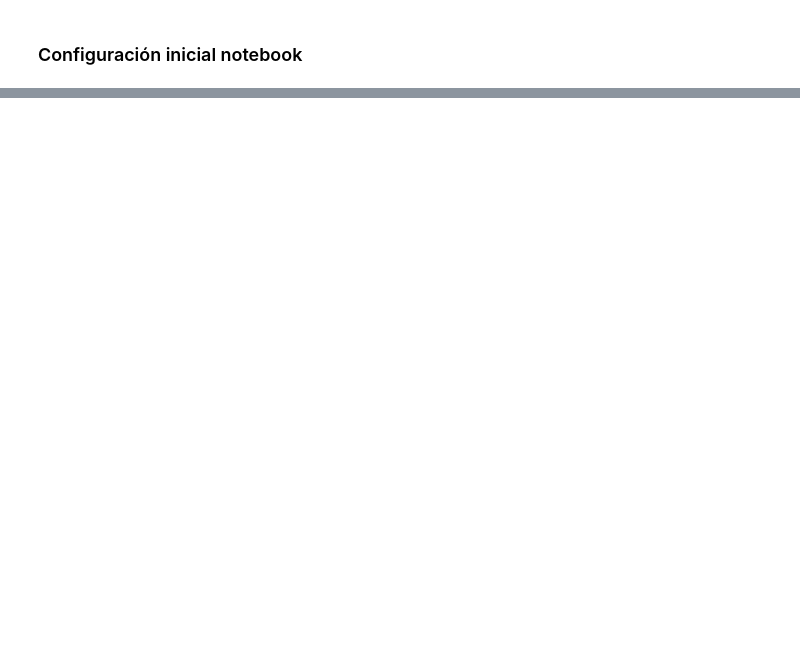
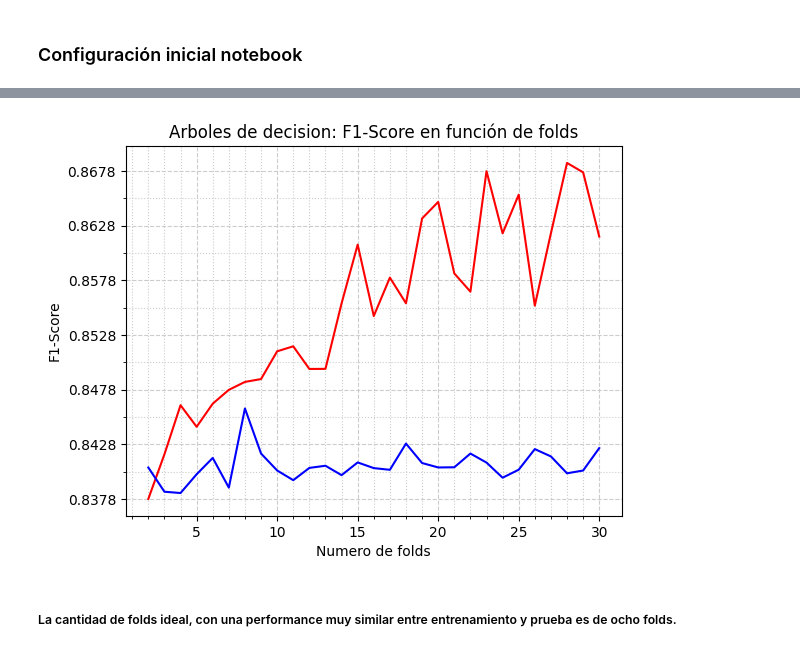
Before and after one commit to sttesta3/7506R-1C2024-GRUPO08, a Jupyter notebook: TP2_BayesNaive.ipynb, the cells around one changed output, grey strips where cells are left out. Saved outputs shown, nothing was run; the diff lists cells and outputs as text; code cells hidden in the pictures; blank space fills up the shorter version.

```diff
--- a/TP2_BayesNaive.ipynb
+++ b/TP2_BayesNaive.ipynb
@@ -137,0 +147,18 @@ MultinomialNB()
+# %%
+# Loop de entrenamiento
+CANT_FOLDS_MAXIMA_FINO = 30
+CANT_FOLDS_MINIMA = 2
+
+NBs = []
+resultados = []
+
+# Ajuste bruto
+for i in range(CANT_FOLDS_MINIMA,CANT_FOLDS_MAXIMA_FINO + 1):
+  print("#################",i,"FOLDS #################")
+  NBcv = MultinomialNB()
+  resultados3 = cross_validate(NBcv,X_train, Y_train, cv=StratifiedKFold(n_splits=i),scoring=make_scorer(f1_score),return_estimator=True)
+  metricsCV=resultados3['test_score']
+  NBs.append( resultados3['estimator'][np.where(metricsCV==max(metricsCV))[0][0]] )
+  resultados.append( resultados3['test_score'][np.where(metricsCV==max(metricsCV))[0][0]] )
+
+resultados_test = [ f1_score(Y_test, modelo.predict(X_test)) for modelo in NBs ]
@@ -137,0 +183,31 @@ MultinomialNB()
+# %%
+# Graficos de F1-Score en función de Folds para ajuste vruto
+fig = plt.figure()
+ax = fig.add_subplot()
+x_major_ticks = np.arange(0, CANT_FOLDS_MAXIMA_FINO + 1, 5)
+x_minor_ticks = np.arange(0, CANT_FOLDS_MAXIMA_FINO + 1, 1)
+y_major_ticks = np.arange(min(resultados) - 0.1, max(resultados) + 0.1, 0.0050)
+y_minor_ticks = np.arange(min(resultados) - 0.1, max(resultados) + 0.1, 0.0025)
+
+ax.set_xticks(x_major_ticks)
+ax.set_xticks(x_minor_ticks, minor=True)
+ax.set_yticks(y_major_ticks)
+ax.set_yticks(y_minor_ticks, minor=True)
+
+ax.grid(which='minor', color='#CCCCCC', linestyle=':')
+ax.grid(which='major', color='#CCCCCC', linestyle='--')
+
+ax.set_xlabel("Numero de folds")
+ax.set_ylabel("F1-Score")
+ax.set_title("Arboles de decision: F1-Score en función de folds")
+
+plt.plot(range(CANT_FOLDS_MINIMA,CANT_FOLDS_MAXIMA_FINO + 1), resultados, label="F1-Score",color="red")
+plt.plot(range(CANT_FOLDS_MINIMA,CANT_FOLDS_MAXIMA_FINO + 1), resultados_test, label="F1-Score",color="blue")
+
+plt.show()
+
+# Referencia utilizada para el gráfico https://stackoverflow.com/questions/24943991/change-grid-interval-and-specify-tick-labels
+# %% [output]
+[figure, added]
+# %% [markdown]
+##### La cantidad de folds ideal, con una performance muy similar entre entrenamiento y prueba es de ocho folds.
```
Also changed, not shown: parts of 7 cells of this notebook.
